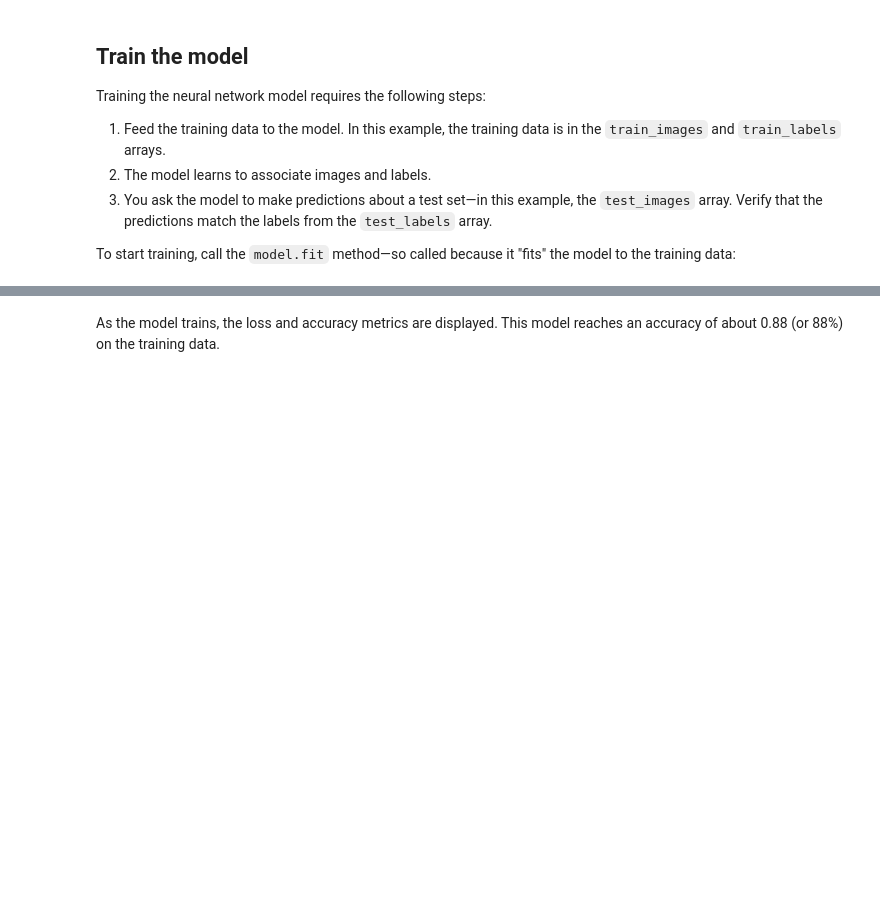
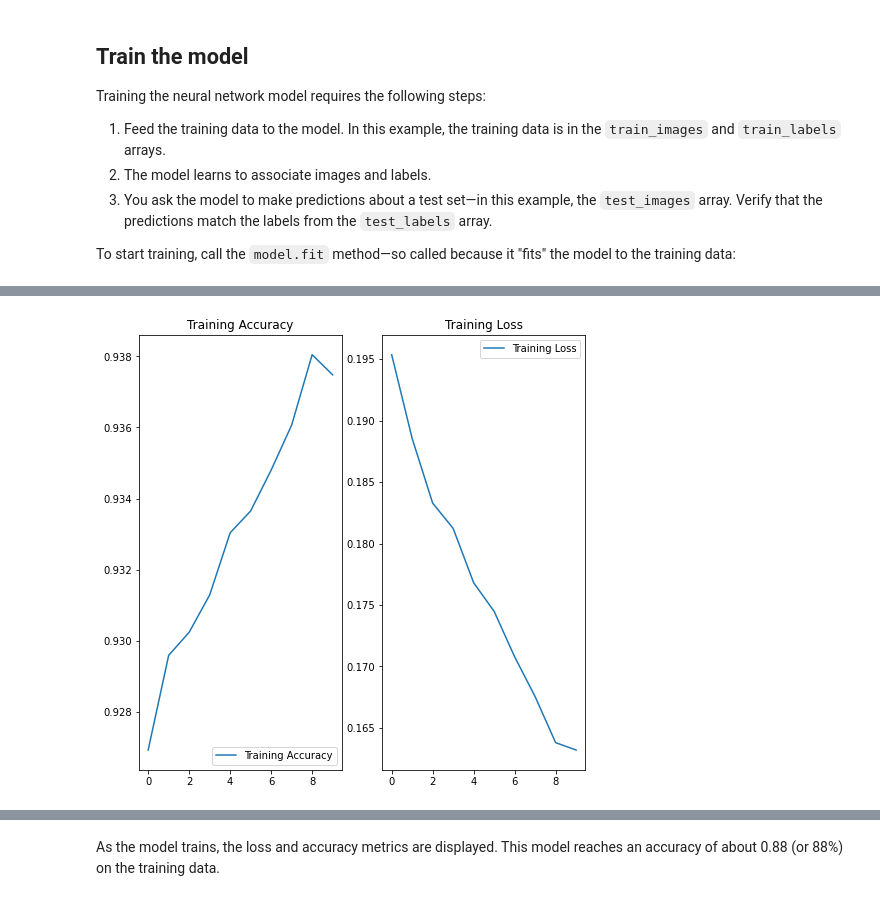
Before and after one commit to callysthenes/python_deep_learning_mbd, a Jupyter notebook: 2022_DNN_BasicImageClassification_template_pedrov.ipynb, the cells around one changed output, grey strips where cells are left out. Saved outputs shown, nothing was run; the diff lists cells and outputs as text; code cells hidden in the pictures; blank space fills up the shorter version.

```diff
--- a/2022_DNN_BasicImageClassification_template_pedrov.ipynb
+++ b/2022_DNN_BasicImageClassification_template_pedrov.ipynb
@@ -384,7 +385,7 @@ log_dir = "logs/fit/" + datetime.datetime.now().strftime("%Y%m%d-%H%M%S")
 tensorboard_callback = keras.callbacks.TensorBoard(log_dir=log_dir, histogram_freq=1)
 csv_logger_callback = keras.callbacks.CSVLogger('training.log')
 early_stopping = keras.callbacks.EarlyStopping(
-    monitor='val_loss', min_delta=0, patience=0, verbose=0,
+    monitor='accuracy', min_delta=0, patience=5, verbose=0,
     mode='auto', baseline=None, restore_best_weights=False
 )
 callbacks = [tensorboard_callback, csv_logger_callback, early_stopping]
@@ -407,4 +409,3 @@ To start training,  call the `model.fit` method—so called because it "fits" th
 # %%
-# TODO 4. Use Callbacks
-# Train the model using the training dataset and the callbacks you build in the above section
-model.fit()
+# Train adam model using the training dataset and the callbacks you build in the above section
+history1 = model.fit(train_images, train_labels, epochs=10, callbacks=callbacks)
@@ -410,0 +434,20 @@ model.fit()
+# %%
+#plot accuracy and loss for adam model
+acc = history1.history['accuracy']
+loss = history1.history['loss']
+
+epochs_range = range(10)
+
+plt.figure(figsize=(8, 8))
+plt.subplot(1, 2, 1)
+plt.plot(epochs_range, acc, label='Training Accuracy')
+plt.legend(loc='lower right')
+plt.title('Training Accuracy')
+
+plt.subplot(1, 2, 2)
+plt.plot(epochs_range, loss, label='Training Loss')
+plt.legend(loc='upper right')
+plt.title('Training Loss')
+plt.show()
+# %% [output]
+[figure, added]
```
Also changed, not shown: parts of 15 cells of this notebook, 5 other files.
